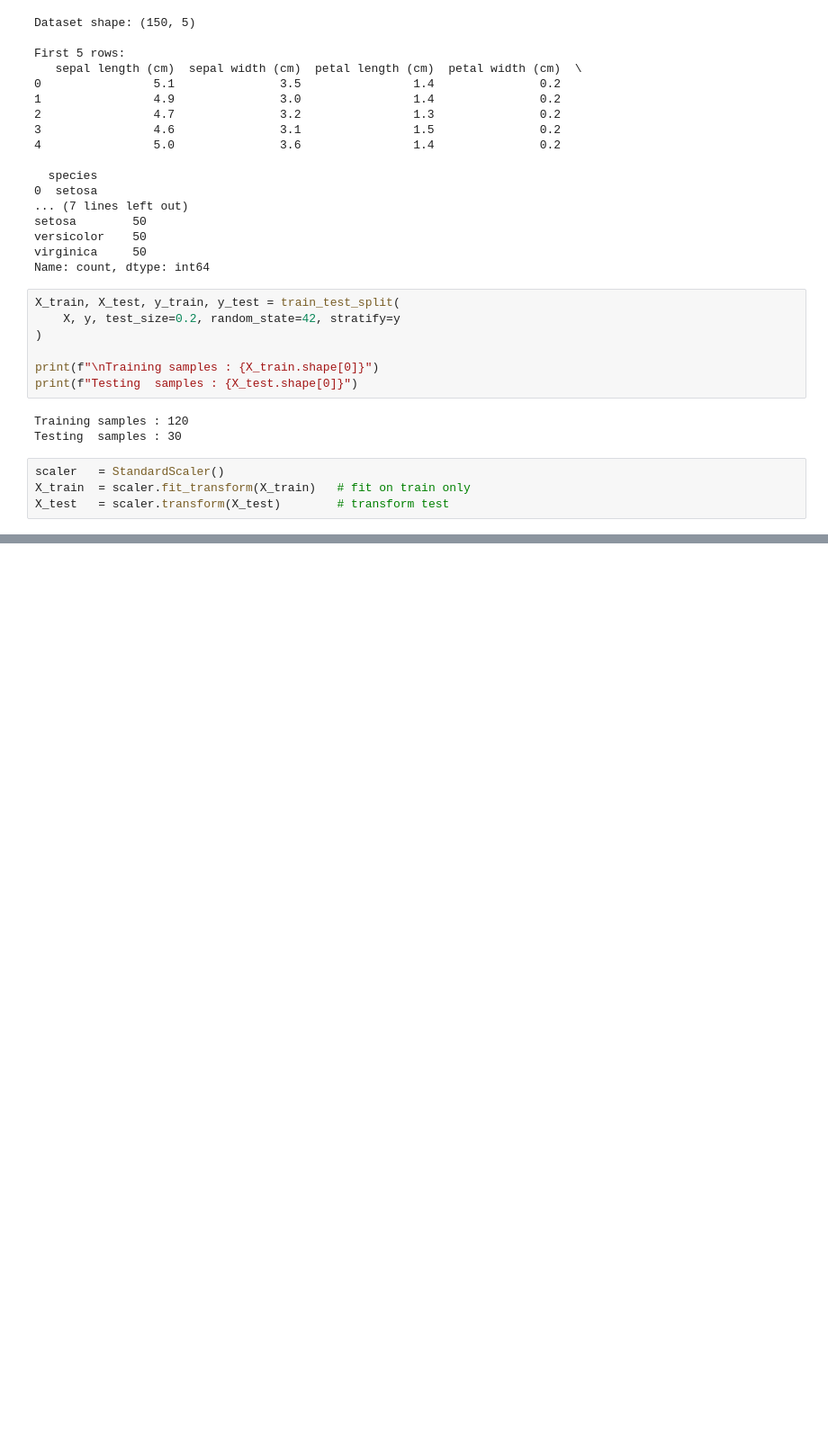
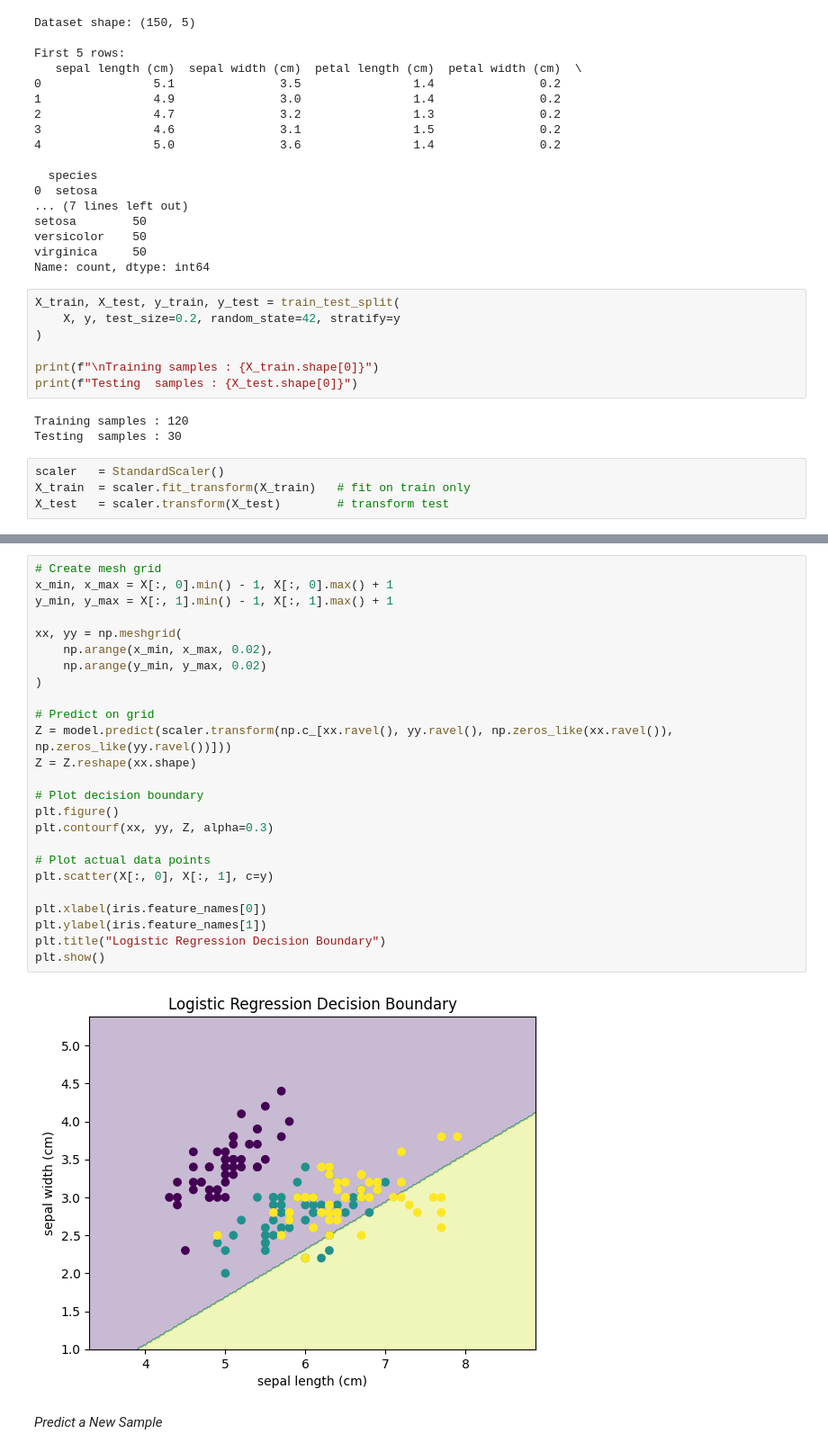
Before and after one commit to abdullah123-collab/Machine_Learning-, a Jupyter notebook: Basics/Supervised_Learning_Algorithms/Regression/Logistic_Regression/logistic_regression.ipynb, the cells around one changed output, grey strips where cells are left out. Shown at 90% size. Saved outputs shown, nothing was run; the diff lists cells and outputs as text; blank space fills up the shorter version.

```diff
--- a/Basics/Supervised_Learning_Algorithms/Regression/Logistic_Regression/logistic_regression.ipynb
+++ b/Basics/Supervised_Learning_Algorithms/Regression/Logistic_Regression/logistic_regression.ipynb
@@ -167 +134,30 @@ Plot saved as 'logistic_regression_iris.png'
+# %%
+# Create mesh grid
+x_min, x_max = X[:, 0].min() - 1, X[:, 0].max() + 1
+y_min, y_max = X[:, 1].min() - 1, X[:, 1].max() + 1
+
+xx, yy = np.meshgrid(
+    np.arange(x_min, x_max, 0.02),
+    np.arange(y_min, y_max, 0.02)
+)
+
+# Predict on grid
+Z = model.predict(scaler.transform(np.c_[xx.ravel(), yy.ravel(), np.zeros_like(xx.ravel()), np.zeros_like(yy.ravel())]))
+Z = Z.reshape(xx.shape)
+
+# Plot decision boundary
+plt.figure()
+plt.contourf(xx, yy, Z, alpha=0.3)
+
+# Plot actual data points
+plt.scatter(X[:, 0], X[:, 1], c=y)
+
+plt.xlabel(iris.feature_names[0])
+plt.ylabel(iris.feature_names[1])
+plt.title("Logistic Regression Decision Boundary")
+plt.show()
+# %% [output]
+[figure, added]
+# %% [markdown]
+*Predict a New Sample*
 # %%
```
Also changed, not shown: parts of 10 cells of this notebook.
